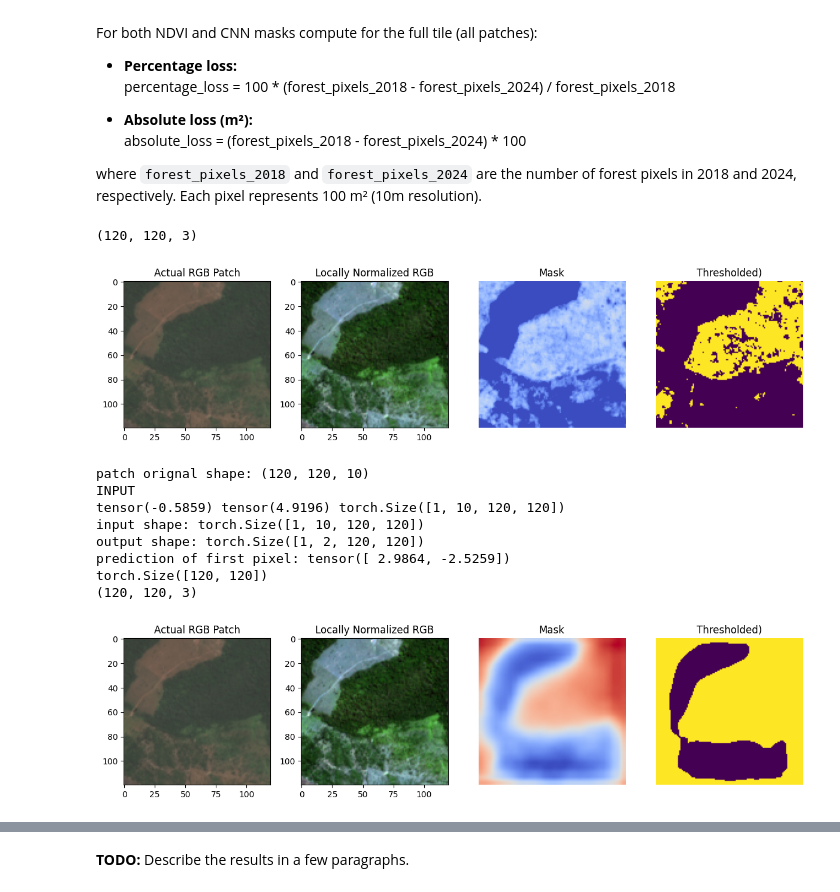
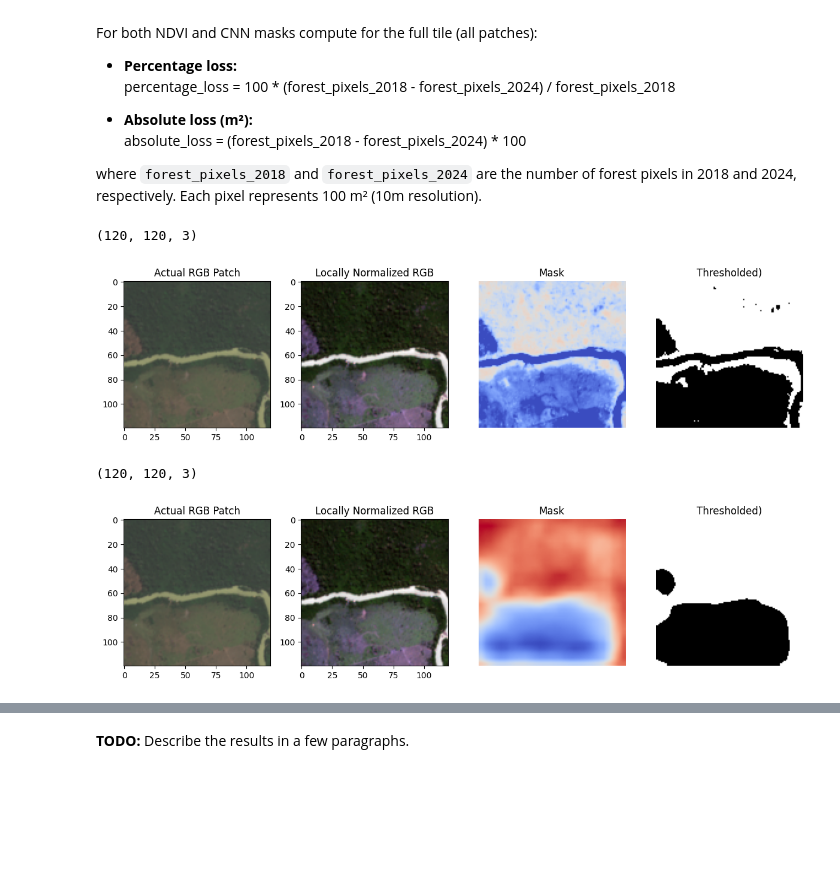
Before and after one commit to aalolexx/copersnicus-deforestation-ml-analysis, a Jupyter notebook: src/ipl4eo_miniproject_2025/Task_3.ipynb, the cells around one changed output, grey strips where cells are left out. Saved outputs shown, nothing was run; the diff lists cells and outputs as text; code cells hidden in the pictures; blank space fills up the shorter version.

```diff
--- a/src/ipl4eo_miniproject_2025/Task_3.ipynb
+++ b/src/ipl4eo_miniproject_2025/Task_3.ipynb
@@ -267,15 +252,18 @@ For both NDVI and CNN masks compute for the full tile (all patches):
 
 where `forest_pixels_2018` and `forest_pixels_2024` are the number of forest pixels in 2018 and 2024, respectively. Each pixel represents 100 m² (10m resolution).
 # %%
+# -----------------
+# Note:
+# I am first doing some testing and visualize if the NDVI and the model even work
+# later on I do the actual calculation for EVERY patch
+
 # -----------------
 # plot utils
 
 
 def plot_patch_and_maps(patch, map1, map2):
-    actual_rgb = np.transpose(patch, (2, 0, 1))
-    actual_rgb = denormalize_s2_image(actual_rgb)
-    actual_rgb = actual_rgb[np.array((2, 1, 0))] / 5000
-    actual_rgb = np.transpose(actual_rgb, (1, 2, 0))
+    actual_rgb = denormalize_s2_image(patch)
+    actual_rgb = actual_rgb[:, :, np.array((2, 1, 0))] / 5000
 
     local_normalized_rgb = patch[:, : , np.array((0,1,2))]
     print(np.shape(local_normalized_rgb))
@@ -299,7 +287,7 @@ def plot_patch_and_maps(patch, map1, map2):
     plt.axis('off')
 
     plt.subplot(1, 4, 4)
-    plt.imshow(map2, cmap='viridis', vmin=0, vmax=1)
+    plt.imshow(map2, cmap='gray', vmin=0, vmax=1)
     plt.title("Thresholded)")
     plt.axis('off')
 
@@ -315,7 +303,7 @@ def compute_ndvi(patch, binarize=False, threshold=0.25):
     NIR is band index 3 (B8A_20m)
     RED is band index 1 (B05_20m)
     """
-    nir = patch[:, :, 6].astype(np.float32)
+    nir = patch[:, :, 7].astype(np.float32)
     red = patch[:, :, 2].astype(np.float32)
 
     ndvi = (nir - red) / (nir + red + 1e-6)  # Add epsilon to avoid division by zero
@@ -325,67 +313,56 @@ def compute_ndvi(patch, binarize=False, threshold=0.25):
     return np.clip(ndvi, -1, 1)
 
 # --------------------
-# Show some samples for visualization
+# Show some samples of NVDI for visualization
 
-patch_id = 4900
+patch_id = 4409
 patch_2018 = patches_2018[patch_id]
 plot_patch_and_maps(patch_2018, compute_ndvi(patch_2018), compute_ndvi(patch_2018, binarize=True))
 # %% [output]
 (120, 120, 3)
-[figure, old version]
+[figure, new version]
 # %%
 # --------------------
 # CNN Model Prediction
-# TODO use my own model --> add an export function to it
 
 cnn_model = torch.jit.load(root / "data/fcresnet_ehrenhoefer_v7_skipconnections.pt")
 #cnn_model = torch.jit.load(root / "data/backup_model.pt")
 cnn_model.eval()
 
-def get_cnn_model_prediction(patch, binarize=False, threshold=0.5):
-    print(f"patch orignal shape: {np.shape(patch)}")
+def get_cnn_model_prediction(patch, binarize_cerainty=False, threshold=0.5):
     input = np.transpose(patch, (2, 0, 1))
     input = torch.tensor(input, dtype=torch.float32)
     input = input.unsqueeze(0)
-    print("INPUT")
-    print(input.min(), input.max(), np.shape(input))
-    print(f"input shape: {np.shape(input)}")
+
     with torch.no_grad():
         preds = cnn_model(input)
-        print(f"output shape: {np.shape(preds)}")
-        #print(f"output min / max: {preds.min()}, {preds.max()}")
-        print(f"prediction of first pixel: {preds[0, :, 119, 119]}")
 
-    #mask_pred = torch.sigmoid(preds)
-    #mask_pred = preds.squeeze(0)
     probs = torch.softmax(preds, dim=1)
     mask_pred = torch.argmax(probs, dim=1)
 
+    # note:
+    # as mentioned in the previous task, i noticed that the ceratinty score works better for me
+    # so i am returning that one here too
     non_forest_scores = preds[0, 0, :, :]
     forest_scores = preds[0, 1, :, :]
     forest_certainty = forest_scores - non_forest_scores
+
+    if binarize_cerainty:
+        forest_certainty = (forest_certainty - forest_certainty.min()) / (forest_certainty.max() - forest_certainty.min())
+        forest_certainty = forest_certainty > threshold
 
     return mask_pred, forest_certainty
 
 # -------------------
 # Also show the re3sults of the CNN Model
-patch_id = 4900#4900
+patch_id = 4409
 patch_2018 = patches_2018[patch_id]
+
 mask_preds, forest_scores = get_cnn_model_prediction(patch_2018)
-
+normalized_forest_scores = (forest_scores - forest_scores.min()) / (forest_scores.max() - forest_scores.min())
 mask_image = np.transpose(mask_preds, (1, 2, 0))
 
-normalized_forest_scores = (forest_scores - forest_scores.min()) / (forest_scores.max() - forest_scores.min())
-
-print(np.shape(forest_scores))
-plot_patch_and_maps(patch_2018, normalized_forest_scores, normalized_forest_scores > 0.25)
+plot_patch_and_maps(patch_2018, normalized_forest_scores, normalized_forest_scores > 0.5)
 # %% [output]
-patch orignal shape: (120, 120, 10)
-INPUT
-tensor(-0.5859) tensor(4.9196) torch.Size([1, 10, 120, 120])
-input shape: torch.Size([1, 10, 120, 120])
-output shape: torch.Size([1, 2, 120, 120])
-prediction of first pixel: tensor([ 2.9864, -2.5259])
-torch.Size([120, 120])
 (120, 120, 3)
-[figure, old version]
+[figure, new version]
```
Also changed, not shown: parts of 7 cells of this notebook, 1 other file.
